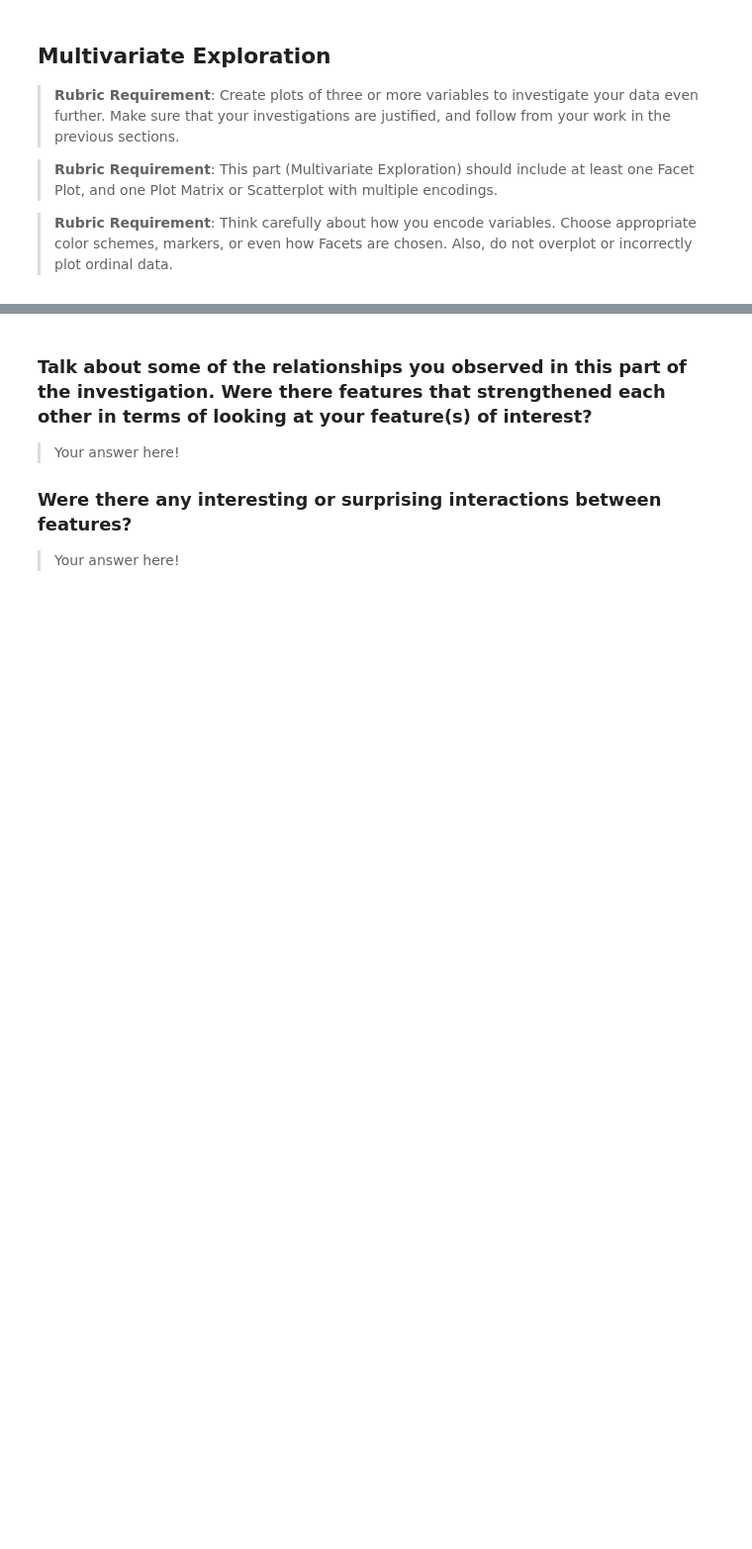
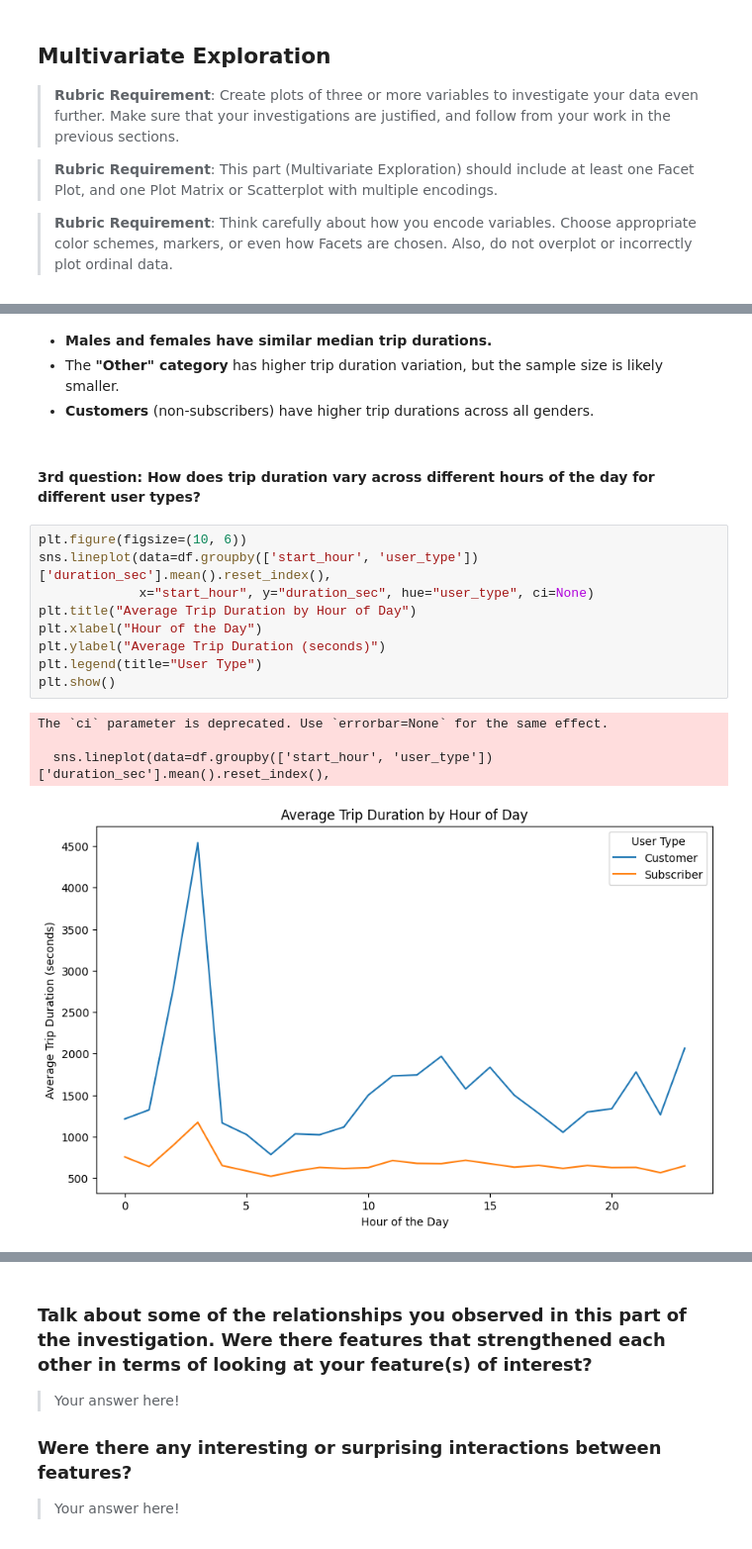
Before and after one commit to AmmarYasserAI-2/Communicate-Data-Findings, a Jupyter notebook: notebooks/01_exploratory_analysis.ipynb, the cells around one changed output, grey strips where cells are left out. Shown at 99% size. Saved outputs shown, nothing was run; the diff lists cells and outputs as text; blank space fills up the shorter version.

```diff
--- a/notebooks/01_exploratory_analysis.ipynb
+++ b/notebooks/01_exploratory_analysis.ipynb
@@ -570,0 +608,20 @@ your work in the previous sections.
+# %% [markdown]
+- **Males and females have similar median trip durations.**
+- The **"Other" category** has higher trip duration variation, but the sample size is likely smaller.
+- **Customers** (non-subscribers) have higher trip durations across all genders.
+# %% [markdown]
+#### 3rd question: How does trip duration vary across different hours of the day for different user types?
+# %%
+plt.figure(figsize=(10, 6))
+sns.lineplot(data=df.groupby(['start_hour', 'user_type'])['duration_sec'].mean().reset_index(),
+			 x="start_hour", y="duration_sec", hue="user_type", ci=None)
+plt.title("Average Trip Duration by Hour of Day")
+plt.xlabel("Hour of the Day")
+plt.ylabel("Average Trip Duration (seconds)")
+plt.legend(title="User Type")
+plt.show()
+# %% [output]
+The `ci` parameter is deprecated. Use `errorbar=None` for the same effect.
+
+  sns.lineplot(data=df.groupby(['start_hour', 'user_type'])['duration_sec'].mean().reset_index(),
+[figure, added]
```
Also changed, not shown: parts of 10 cells of this notebook.
